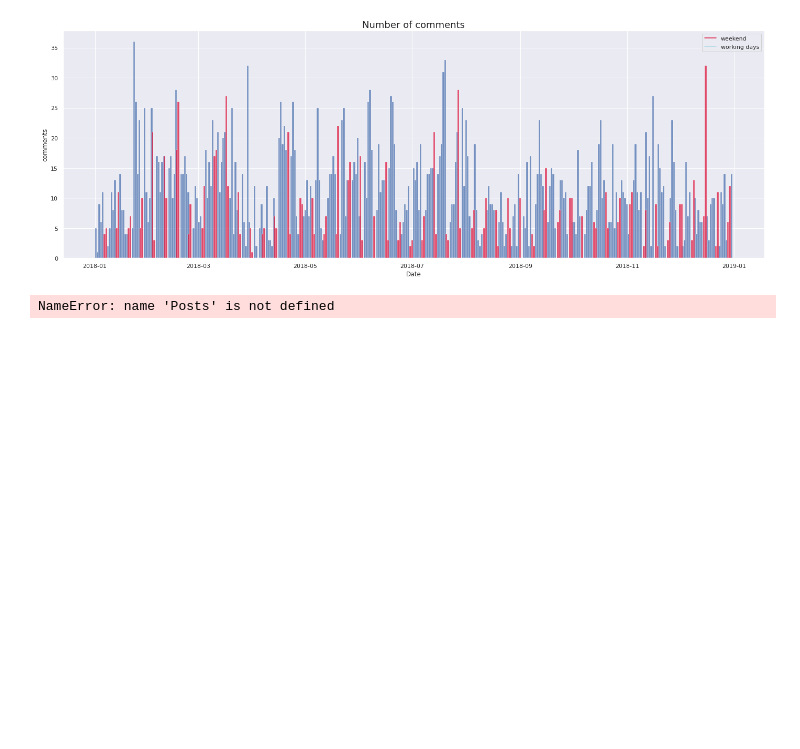
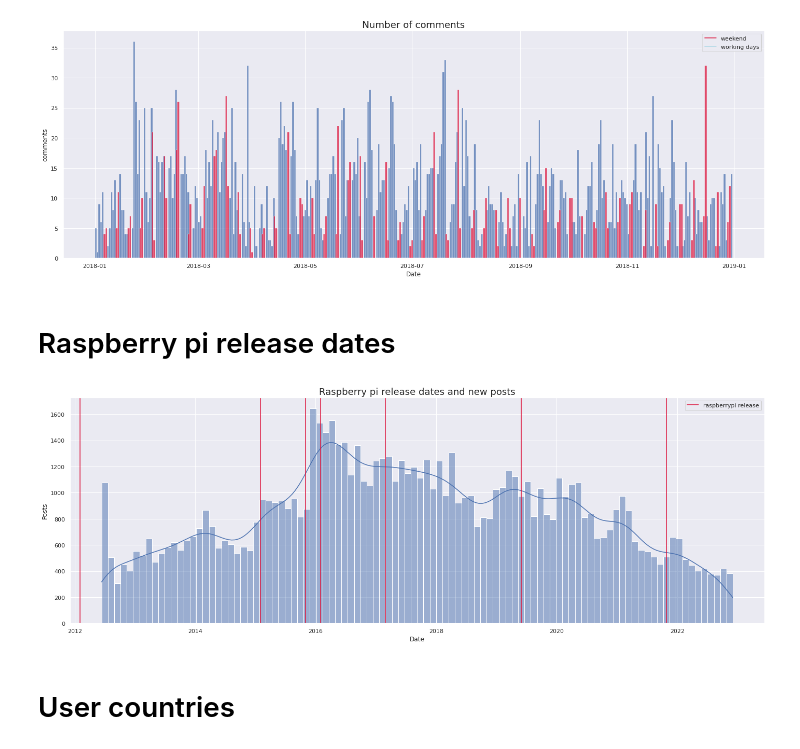
Before and after one commit to jswistak/DPRPy, a Jupyter notebook: notebook.ipynb, the cells around one changed output. Drawn from its saved outputs; the diff is of its cells as text; code cells hidden in the pictures; blank space fills up the shorter version.

Commit message:
raspbbery pi - added histgrams, prepared country data

```diff
--- a/notebook.ipynb
+++ b/notebook.ipynb
@@ -135,42 +135,50 @@ drawHistogram(health_users, 'Number of new users', 'Registered users', 'Date',20
 drawHistogram(health_comments, 'Number of comments', 'comments', 'Date',2018)
 # %% [output]
 [figure]
+# %% [markdown]
+# Raspberry pi release dates
 # %%
-df = pd.DataFrame(pd.to_datetime(Posts['CreationDate']).dt.date)
+df = pd.DataFrame(pd.to_datetime(rpi_posts['CreationDate']).dt.date)
 df.columns = ['Date']
 df['Date'] = pd.to_datetime(df['Date'])
-plot = sns.histplot(data = df, x="Date", fill = True, bins = 100, kde = True)
 
+fig, ax = plt.subplots()
+plot = sns.histplot(data = df, x="Date", fill = True, bins = 100, kde = True, )
+ax.set(ylabel = 'Posts')
 #The first-generation Raspberry Pi Model B was released in February 2012, followed by the simpler and cheaper Model A.
 x = pd.to_datetime(['01022012'], format='%d%m%Y')
 plt.axvline(x=x, color='crimson', linestyle='-')
 
 #The Raspberry Pi 2 was released in February 2015
 x = pd.to_datetime(['01022015'], format='%d%m%Y')
 plt.axvline(x=x, color='crimson', linestyle='-')
 
 #A Raspberry Pi Zero with smaller size and reduced input/output (I/O) and general-purpose input/output (GPIO) capabilities was released in November 2015 for US$5.
 x = pd.to_datetime(['01112015'], format='%d%m%Y')
 plt.axvline(x=x, color='crimson', linestyle='-')
 
 
 #The Raspberry Pi 3 Model B was released in February 2016
 x = pd.to_datetime(['01022016'], format='%d%m%Y')
 plt.axvline(x=x, color='crimson', linestyle='-')
 
 #On 28 February 2017, the Raspberry Pi Zero W was launched, a version of the Zero with Wi-Fi and Bluetooth capabilities, for US$10.[35][36]
 x = pd.to_datetime(['28022017'], format='%d%m%Y')
 plt.axvline(x=x, color='crimson', linestyle='-')
 
 #The Raspberry Pi 4 Model B was released in June 2019[
 x = pd.to_datetime(['01062019'], format='%d%m%Y')
 plt.axvline(x=x, color='crimson', linestyle='-')
 
 #On 28 October 2021, the Raspberry Pi Zero 2 W
 x = pd.to_datetime(['28102021'], format='%d%m%Y')
 plt.axvline(x=x, color='crimson', linestyle='-')
 
+b = plt.Line2D([], [], color='crimson', label='raspberrypi release')
+plt.legend(handles=[b])
+plt.title('Raspberry pi release dates and new posts', fontsize=18,)
+
 plt.show()
 # %% [output]
-NameError: name 'Posts' is not defined
+[figure, added]
 # %%
@@ -187 +193,3 @@ isLeap(2022)
+# %% [markdown]
+# User countries
 # %%
```
Also changed, not shown: parts of 9 cells of this notebook, 2 other files.
